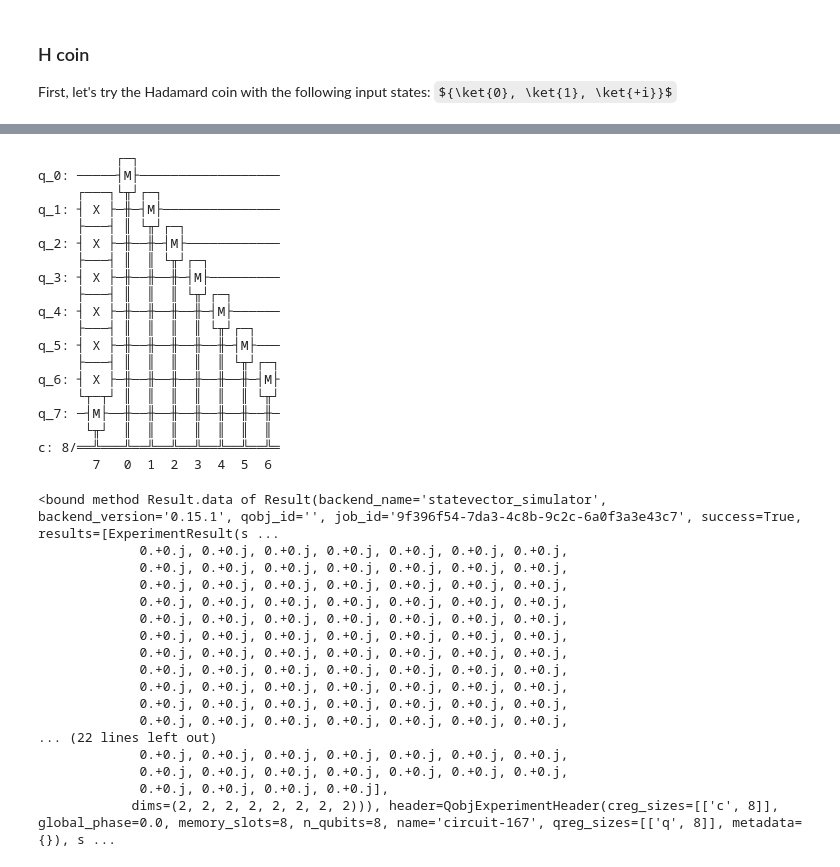
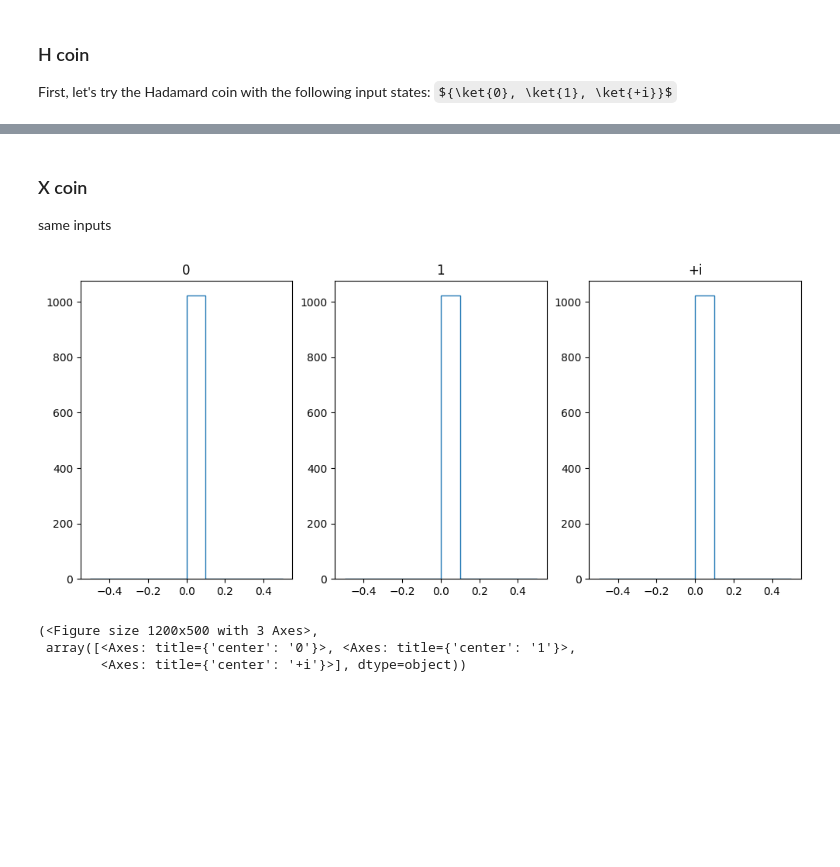
Before and after one commit to Emillio007/Quantum-Walk, a Jupyter notebook: qwalk.ipynb, the cells around one changed output, grey strips where cells are left out. Saved outputs shown, nothing was run; the diff lists cells and outputs as text; code cells hidden in the pictures; some formulas as TeX source; blank space fills up the shorter version.

```diff
--- a/qwalk.ipynb
+++ b/qwalk.ipynb
@@ -202,44 +216,13 @@ Result(backend_name='statevector_simulator', backend_version='0.15.1', qobj_id='
-# %%
-qc.draw()
-# %% [output]
-          ┌─┐
-q_0: ─────┤M├──────────────────
-     ┌───┐└╥┘┌─┐
-q_1: ┤ X ├─╫─┤M├───────────────
-     ├───┤ ║ └╥┘┌─┐
-q_2: ┤ X ├─╫──╫─┤M├────────────
-     ├───┤ ║  ║ └╥┘┌─┐
-q_3: ┤ X ├─╫──╫──╫─┤M├─────────
-     ├───┤ ║  ║  ║ └╥┘┌─┐
-q_4: ┤ X ├─╫──╫──╫──╫─┤M├──────
-     ├───┤ ║  ║  ║  ║ └╥┘┌─┐
-q_5: ┤ X ├─╫──╫──╫──╫──╫─┤M├───
-     ├───┤ ║  ║  ║  ║  ║ └╥┘┌─┐
-q_6: ┤ X ├─╫──╫──╫──╫──╫──╫─┤M├
-     └┬─┬┘ ║  ║  ║  ║  ║  ║ └╥┘
-q_7: ─┤M├──╫──╫──╫──╫──╫──╫──╫─
-      └╥┘  ║  ║  ║  ║  ║  ║  ║
-c: 8/══╩═══╩══╩══╩══╩══╩══╩══╩═
-       7   0  1  2  3  4  5  6
-# %%
-result.data
-
-# .c.slice_bits([1,2,3,4,5,6,7]).array
-# %% [output]
-<bound method Result.data of Result(backend_name='statevector_simulator', backend_version='0.15.1', qobj_id='', job_id='9f396f54-7da3-4c8b-9c2c-6a0f3a3e43c7', success=True, results=[ExperimentResult(s ...
-             0.+0.j, 0.+0.j, 0.+0.j, 0.+0.j, 0.+0.j, 0.+0.j, 0.+0.j,
-             0.+0.j, 0.+0.j, 0.+0.j, 0.+0.j, 0.+0.j, 0.+0.j, 0.+0.j,
-             0.+0.j, 0.+0.j, 0.+0.j, 0.+0.j, 0.+0.j, 0.+0.j, 0.+0.j,
-             0.+0.j, 0.+0.j, 0.+0.j, 0.+0.j, 0.+0.j, 0.+0.j, 0.+0.j,
-             0.+0.j, 0.+0.j, 0.+0.j, 0.+0.j, 0.+0.j, 0.+0.j, 0.+0.j,
-             0.+0.j, 0.+0.j, 0.+0.j, 0.+0.j, 0.+0.j, 0.+0.j, 0.+0.j,
-             0.+0.j, 0.+0.j, 0.+0.j, 0.+0.j, 0.+0.j, 0.+0.j, 0.+0.j,
-             0.+0.j, 0.+0.j, 0.+0.j, 0.+0.j, 0.+0.j, 0.+0.j, 0.+0.j,
-             0.+0.j, 0.+0.j, 0.+0.j, 0.+0.j, 0.+0.j, 0.+0.j, 0.+0.j,
-             0.+0.j, 0.+0.j, 0.+0.j, 0.+0.j, 0.+0.j, 0.+0.j, 0.+0.j,
-             0.+0.j, 0.+0.j, 0.+0.j, 0.+0.j, 0.+0.j, 0.+0.j, 0.+0.j,
-... (22 lines left out)
-             0.+0.j, 0.+0.j, 0.+0.j, 0.+0.j, 0.+0.j, 0.+0.j, 0.+0.j,
-             0.+0.j, 0.+0.j, 0.+0.j, 0.+0.j, 0.+0.j, 0.+0.j, 0.+0.j,
-             0.+0.j, 0.+0.j, 0.+0.j, 0.+0.j],
-            dims=(2, 2, 2, 2, 2, 2, 2, 2))), header=QobjExperimentHeader(creg_sizes=[['c', 8]], global_phase=0.0, memory_slots=8, n_qubits=8, name='circuit-167', qreg_sizes=[['q', 8]], metadata={}), s ...
+# %% [markdown]
+### X coin
+
+same inputs
+# %%
+coin_operator = XGate()
+
+do_run(coin_operator, *standard_args)
+# %% [output]
+[figure, added]
+(<Figure size 1200x500 with 3 Axes>,
+ array([<Axes: title={'center': '0'}>, <Axes: title={'center': '1'}>,
+        <Axes: title={'center': '+i'}>], dtype=object))
```
Also changed, not shown: parts of 14 cells of this notebook.
